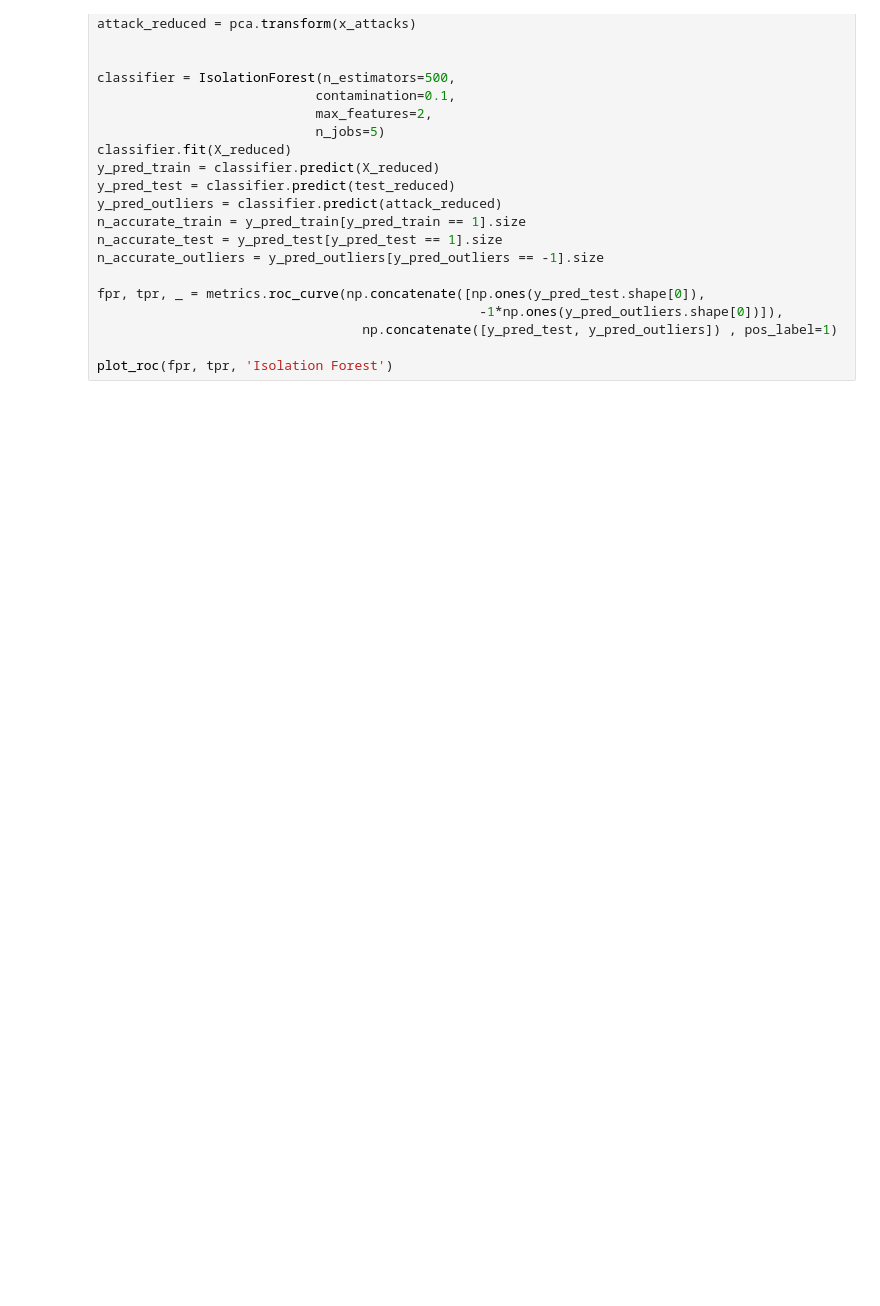
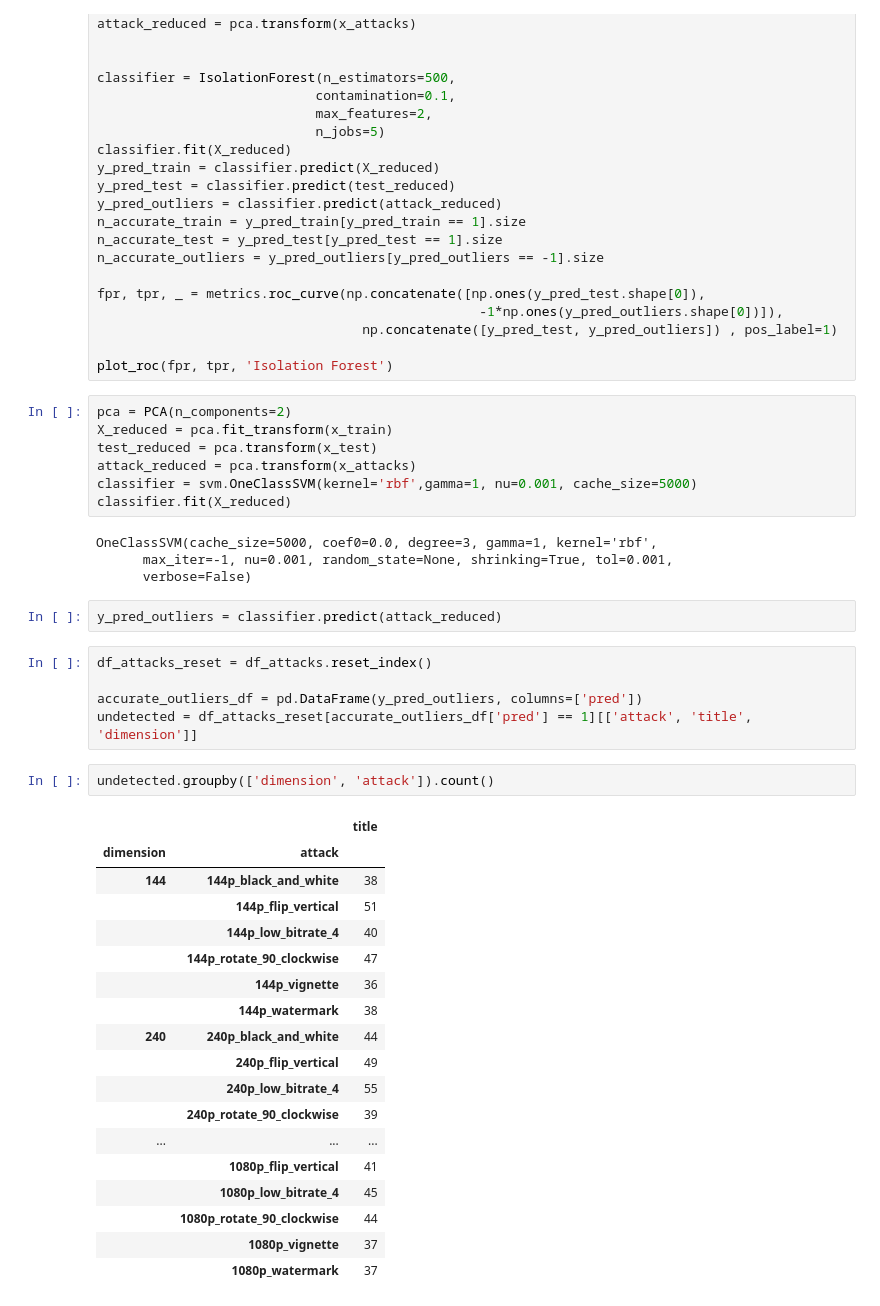
Before and after one commit to livepeer/verification-classifier, a Jupyter notebook: data-analysis/notebooks/Unsupervised_predicted_model.ipynb, the cells around one changed output. Saved outputs shown, nothing was run; the diff lists cells and outputs as text; blank space fills up the shorter version.

```diff
--- a/data-analysis/notebooks/Unsupervised_predicted_model.ipynb
+++ b/data-analysis/notebooks/Unsupervised_predicted_model.ipynb
@@ -291,3 +402,42 @@ fpr, tpr, _ = metrics.roc_curve(np.concatenate([np.ones(y_pred_test.shape[0]),
                                   np.concatenate([y_pred_test, y_pred_outliers]) , pos_label=1)
 
 plot_roc(fpr, tpr, 'Isolation Forest')
+# %%
+pca = PCA(n_components=2)
+X_reduced = pca.fit_transform(x_train)
+test_reduced = pca.transform(x_test)
+attack_reduced = pca.transform(x_attacks)
+classifier = svm.OneClassSVM(kernel='rbf',gamma=1, nu=0.001, cache_size=5000)
+classifier.fit(X_reduced)
+# %% [output]
+OneClassSVM(cache_size=5000, coef0=0.0, degree=3, gamma=1, kernel='rbf',
+      max_iter=-1, nu=0.001, random_state=None, shrinking=True, tol=0.001,
+      verbose=False)
+# %%
+y_pred_outliers = classifier.predict(attack_reduced)
+# %%
+df_attacks_reset = df_attacks.reset_index()
+
+accurate_outliers_df = pd.DataFrame(y_pred_outliers, columns=['pred'])
+undetected = df_attacks_reset[accurate_outliers_df['pred'] == 1][['attack', 'title', 'dimension']]
+# %%
+undetected.groupby(['dimension', 'attack']).count()
+# %% [output]
+|  |  | title |
+| dimension | attack |  |
+| 144 | 144p_black_and_white | 38 |
+|  | 144p_flip_vertical | 51 |
+|  | 144p_low_bitrate_4 | 40 |
+|  | 144p_rotate_90_clockwise | 47 |
+|  | 144p_vignette | 36 |
+|  | 144p_watermark | 38 |
+| 240 | 240p_black_and_white | 44 |
+|  | 240p_flip_vertical | 49 |
+|  | 240p_low_bitrate_4 | 55 |
+|  | 240p_rotate_90_clockwise | 39 |
+| ... | ... | ... |
+|  | 1080p_flip_vertical | 41 |
+|  | 1080p_low_bitrate_4 | 45 |
+|  | 1080p_rotate_90_clockwise | 44 |
+|  | 1080p_vignette | 37 |
+|  | 1080p_watermark | 37 |
```
Also changed, not shown: parts of 15 cells of this notebook.
